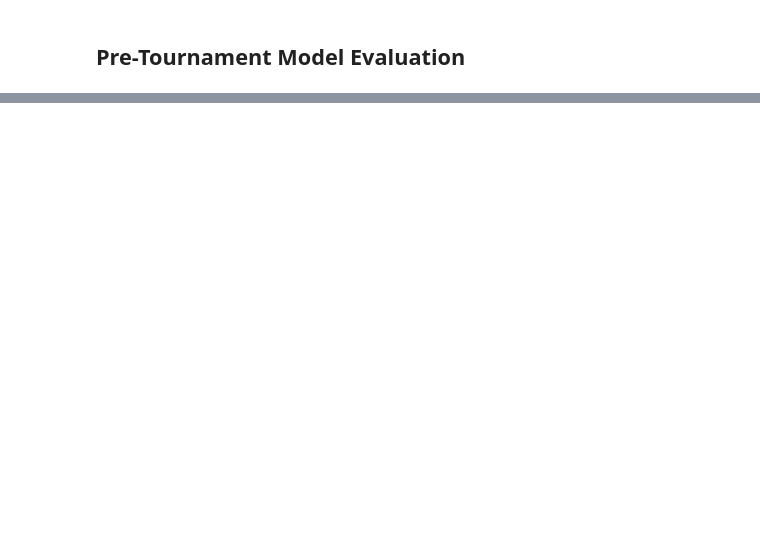
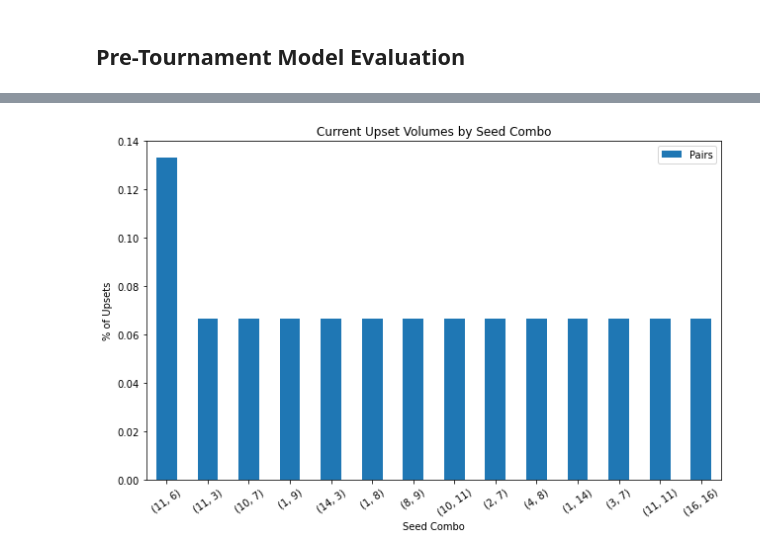
Before and after one commit to matthew-agard/March-Madness-Predictions, a Jupyter notebook: March_Madness_Predictions.ipynb, the cells around one changed output, grey strips where cells are left out. Saved outputs shown, nothing was run; the diff lists cells and outputs as text; code cells hidden in the pictures; blank space fills up the shorter version.

Commit message:
Refactored code for automated bracket prediction

```diff
--- a/March_Madness_Predictions.ipynb
+++ b/March_Madness_Predictions.ipynb
@@ -729,0 +556,14 @@ for df in all_curr_rounds:
+# %%
+all_curr_rounds, all_curr_matchups = bracket_pipeline(curr_year, play_in, first_round, best_model,
+                                                      auc_best_thresh, null_drops)
+
+all_matchups = pd.concat(all_curr_matchups, ignore_index=True)
+bracket_preds = pd.concat(all_curr_rounds, ignore_index=True)
+
+bracket_preds = pd.concat([all_matchups[['Seed', 'Seed.1']], bracket_preds], axis=1)
+bracket_preds.rename(columns = {
+    'Seed': 'Seed_Favorite',
+    'Seed.1': 'Seed_Underdog',
+}, inplace=True)
+
+bracket_preds
@@ -740,5 +596,7 @@ format_plot(title='Current Upset Volumes by Round', xlabel='Round', ylabel='% of
 # %%
-curr_upset_pairs_freq = np.round(curr_upset_pairs['Pairs'].value_counts(normalize=True)[:25], 3)
+curr_upset_pairs_freq = curr_upset_pairs['Pairs'].value_counts(normalize=True)
 curr_upset_pairs_freq.plot(figsize=(9, 6), kind='bar', rot=35)
 
 format_plot(title='Current Upset Volumes by Seed Combo', xlabel='Seed Combo', ylabel='% of Upsets')
+# %% [output]
+[figure, added]
```
Also changed, not shown: parts of 10 cells of this notebook.
